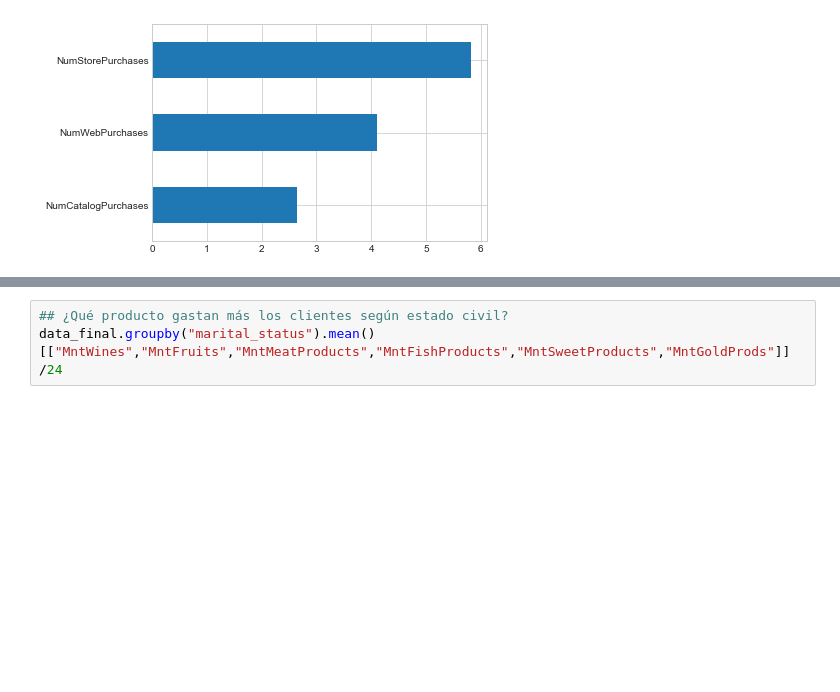
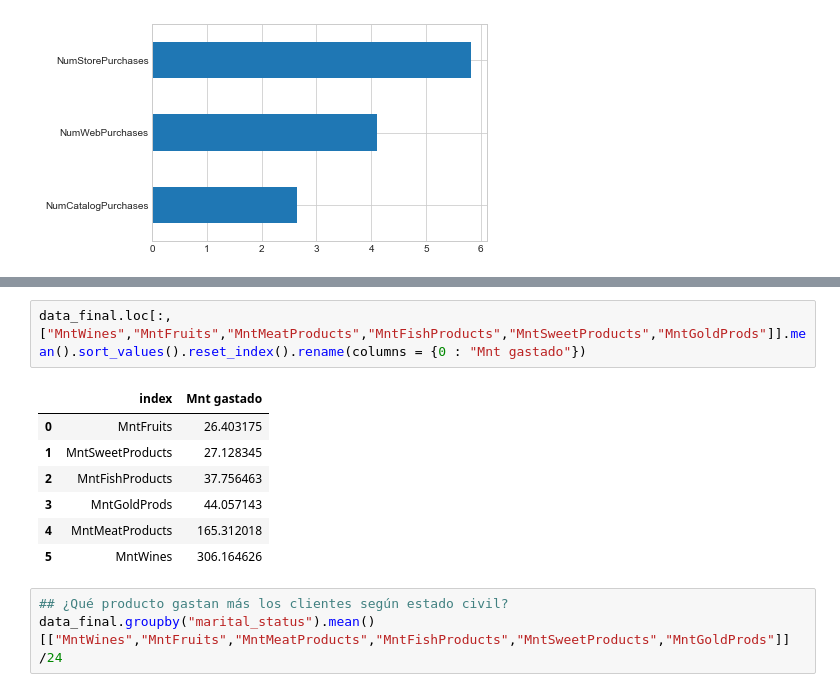
Before and after one commit to jose25050/proyectoFinalDataAnalytics, a Jupyter notebook: src/eda.ipynb, the cells around one changed output, grey strips where cells are left out. Saved outputs shown, nothing was run; the diff lists cells and outputs as text; blank space fills up the shorter version.

```diff
--- a/src/eda.ipynb
+++ b/src/eda.ipynb
@@ -911,6 +949,16 @@ data_final.loc[:,["MntWines","MntFruits","MntMeatProducts","MntFishProducts","Mn
 # %% [output]
 <AxesSubplot:>
 [figure]
+# %%
+data_final.loc[:,["MntWines","MntFruits","MntMeatProducts","MntFishProducts","MntSweetProducts","MntGoldProds"]].mean().sort_values().reset_index().rename(columns = {0 : "Mnt gastado"})
+# %% [output]
+|  | index | Mnt gastado |
+| 0 | MntFruits | 26.403175 |
+| 1 | MntSweetProducts | 27.128345 |
+| 2 | MntFishProducts | 37.756463 |
+| 3 | MntGoldProds | 44.057143 |
+| 4 | MntMeatProducts | 165.312018 |
+| 5 | MntWines | 306.164626 |
 # %%
 ## ¿Qué producto gastan más los clientes según estado civil?
 data_final.groupby("marital_status").mean()[["MntWines","MntFruits","MntMeatProducts","MntFishProducts","MntSweetProducts","MntGoldProds"]] /24
```
Also changed, not shown: parts of 13 cells of this notebook.
